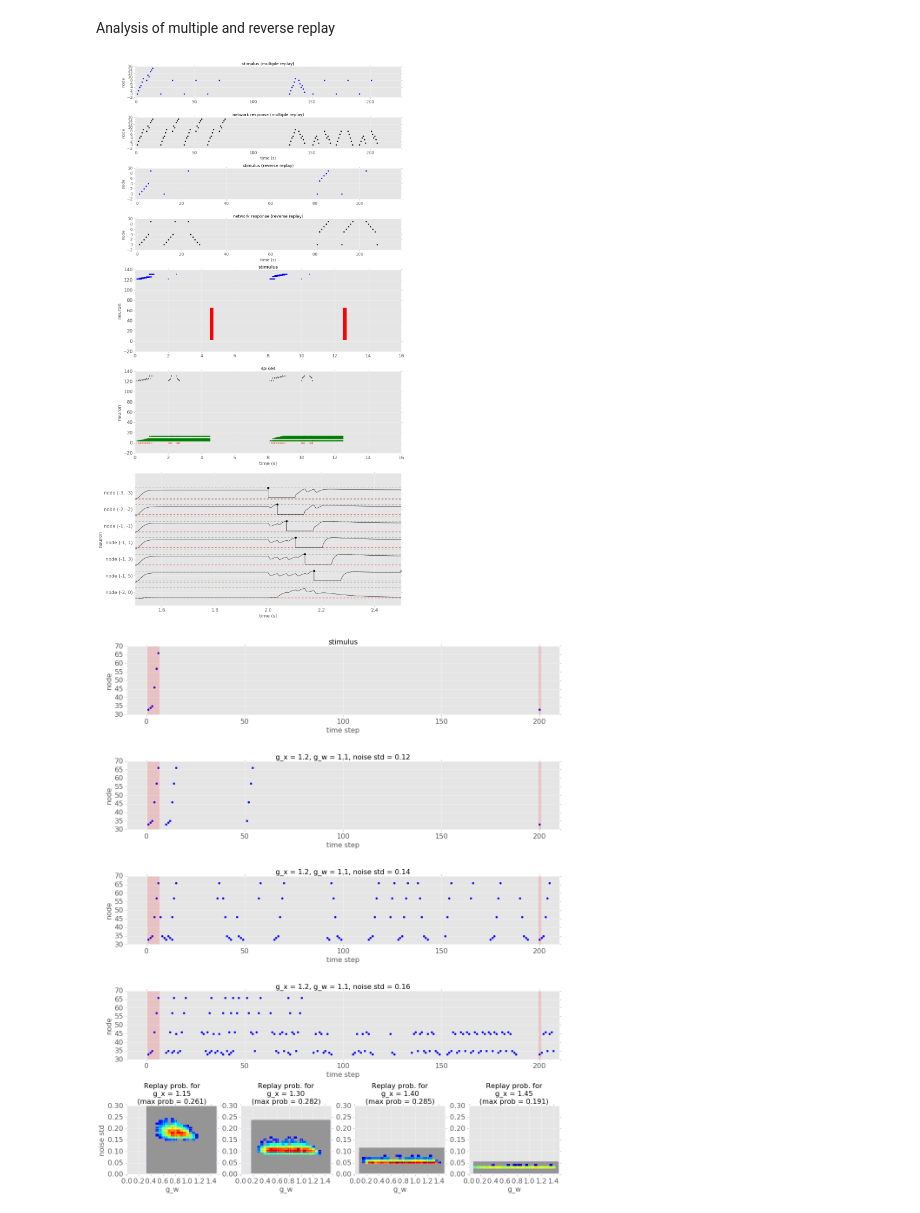
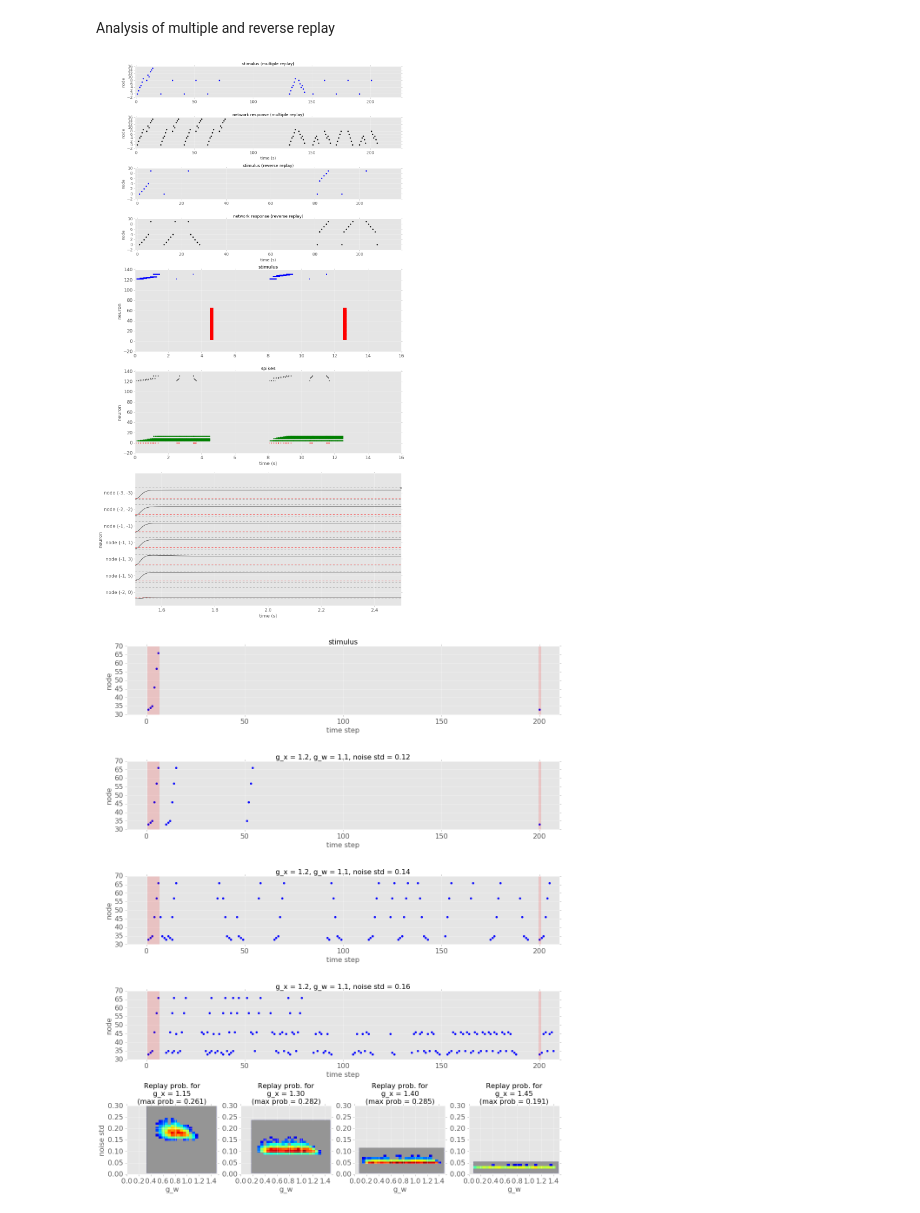
Before and after one commit to rkp8000/nothing_but_reruns, a Jupyter notebook: _paper_draft.ipynb, the cells around one changed output. Drawn from its saved outputs; the diff is of its cells as text; code cells hidden in the pictures.

```diff
--- a/_paper_draft.ipynb
+++ b/_paper_draft.ipynb
@@ -55,36 +55,36 @@ multiple_and_reverse_replay(
     SEQ_OVERLAP=[(1, -3), (0, -2), (-1, -1), (-1, 1), (0, 2), (0, 4)],
     TRIGGER_START=20, TRIGGER_END=80,
     TRIGGER_INTERVAL=10,
     NODE_ORDER_MULTIPLE=[
         (-3, -3), (0, 4), (-2, -2), (0, 2), (-1, -1),
         (-1, 1), (0, -2), (-2, 2), (1, -3), (-2, 4),
         (3, -1), (2, -2), (1, -1), (3, 1), (2, 2), (2, 4)
     ],
     # reverse replay simplified demo
     SEQ_REVS=[
         [(-3, -3), (-2, -2), (-1, -1), (-1, 1), (-1, 3), (-1, 5)],
         [(-3, -3), (-3, -1), (-3, 1), (-3, 3), (-2, 4), (-1, 5)],
     ],
     NODE_ORDER_REVERSE=[(-3, -3), (-2, -2), (-1, -1), (-1, 1), (-1, 3), (-3, -1), (-3, 1), (-3, 3), (-2, 4), (-1, 5)],
     # lif network
     SEED_LIF=0, NETWORK_SIZE_LIF=5, DT=0.0001, OFFSET=8,
     W_PP=0.42, W_PM=0.03, W_PI=1, W_MP=2000, W_MM=.16, W_IP=50,
     TAU_P=0.02, TAU_M=0.02, TAU_I=0.01,
     V_REST_P=-0.075, V_REST_M=-0.065, V_REST_I=-0.065,
     V_TH_P=-0.045, V_TH_M=-0.045, V_TH_I=-0.045,
     V_RESET_P=-0.075, V_RESET_M=-0.065, V_RESET_I=-0.065,
     RP_P=0.1, RP_M=0.002, RP_I=0.002,
     TAUS_SYN={'ampa': 0.002, 'nmda': 0.08, 'gaba': 0.005},
     V_REVS_SYN={'ampa': 0, 'nmda': 0, 'gaba': -0.08},
-    SEQ_START=0.1, SEQ_DUR=0.3, SEQ_STAGGER=0.15, SEQ_AMP=20, SEQ_FREQ=1000,
-    REPLAY_START_FOR=2, REPLAY_START_REV=2.5, REPLAY_DUR=0.001, REPLAY_AMP=5, REPLAY_FREQ=10000,
+    SEQ_START=0.1, SEQ_DUR=0.4, SEQ_STAGGER=0.2, SEQ_AMP=20, SEQ_FREQ=1000,
+    REPLAY_START_FOR=2.5, REPLAY_START_REV=3.5, REPLAY_DUR=0.001, REPLAY_AMP=5, REPLAY_FREQ=10000,
     RESET_START=4.5, RESET_DUR=0.2, RESET_AMP=50, RESET_FREQ=1000,
     BKGD_GABAS=[
         {'start': 0, 'end': 1.5, 'amp': 1, 'freq': 10000,},
         {'start': 1.5, 'end': 4, 'amp': .001, 'freq': 10000,},
     ]);
 # %% [output]
-[figure, old version]
+[figure, new version]
 # %%
 import numpy as np
 from figures.final_paper import record_extension_by_spontaneous_replay
```
